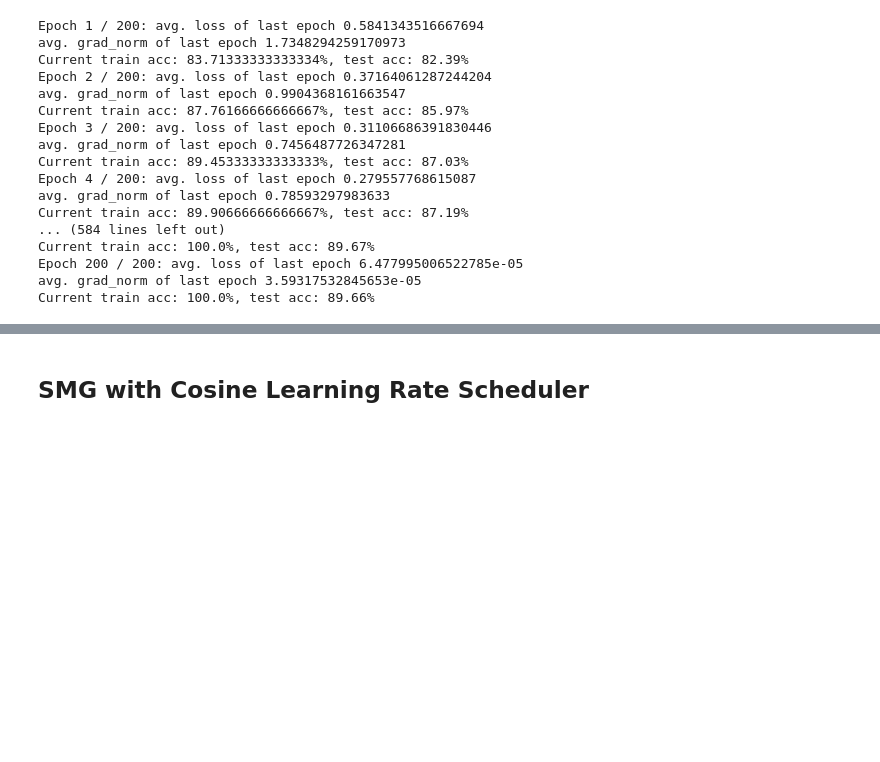
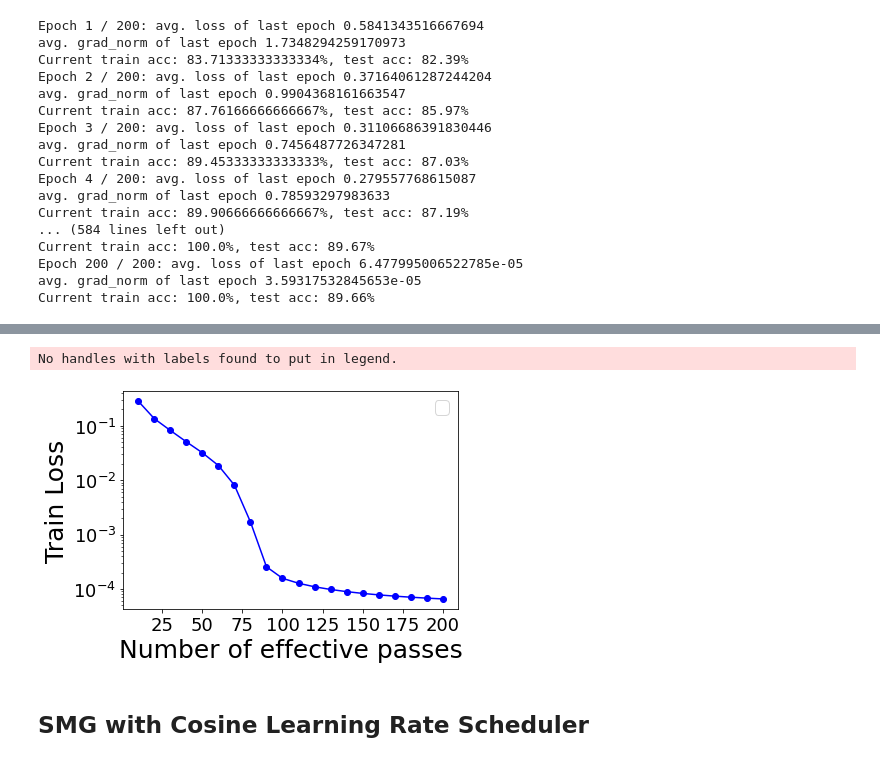
Before and after one commit to CENG501-Projects/CENG501-Spring2022, a Jupyter notebook: Project_Kose_Varli/experiments/fashionmnist_experiments.ipynb, the cells around one changed output, grey strips where cells are left out. Saved outputs shown, nothing was run; the diff lists cells and outputs as text; code cells hidden in the pictures; blank space fills up the shorter version.

```diff
--- a/Project_Kose_Varli/experiments/fashionmnist_experiments.ipynb
+++ b/Project_Kose_Varli/experiments/fashionmnist_experiments.ipynb
@@ -638,3 +643,8 @@ No handles with labels found to put in legend.
+# %%
+plot_loss(history)
+# %% [output]
+No handles with labels found to put in legend.
+[figure, added]
 # %% [markdown]
 ## SMG with Cosine Learning Rate Scheduler
 # %%
```
Also changed, not shown: parts of 17 cells of this notebook.
